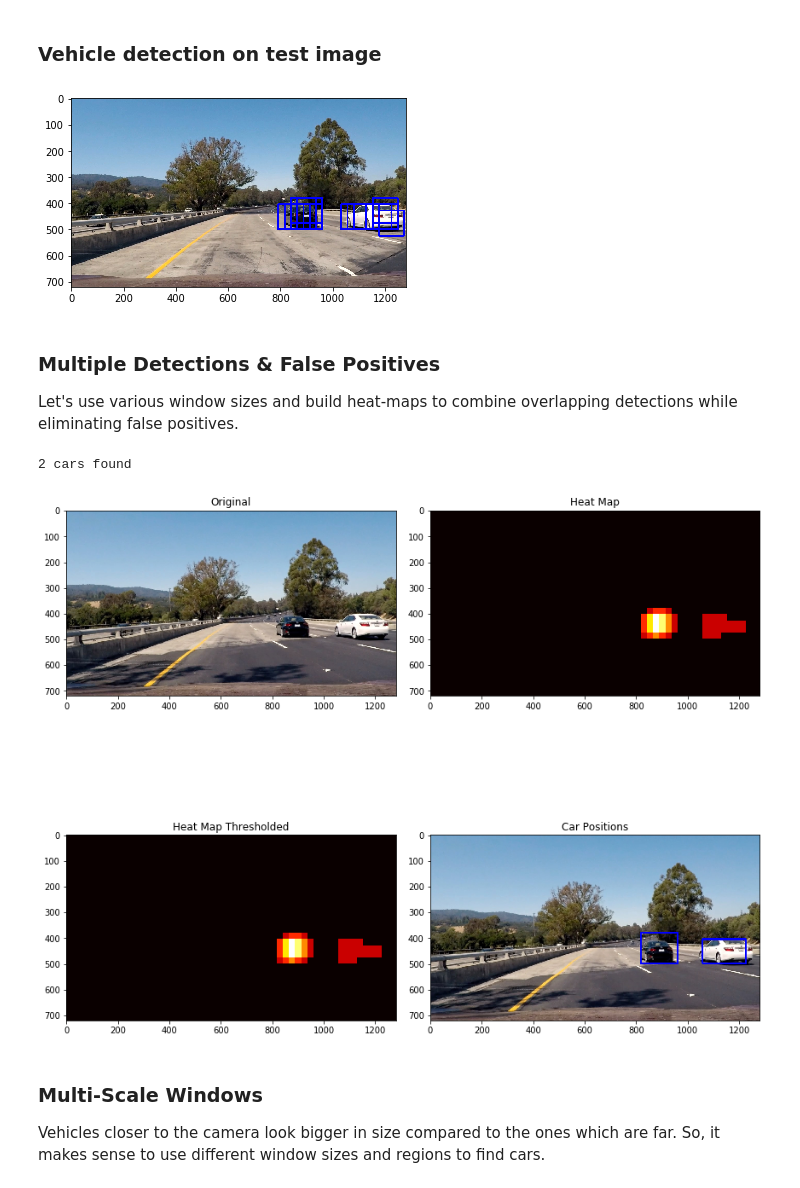
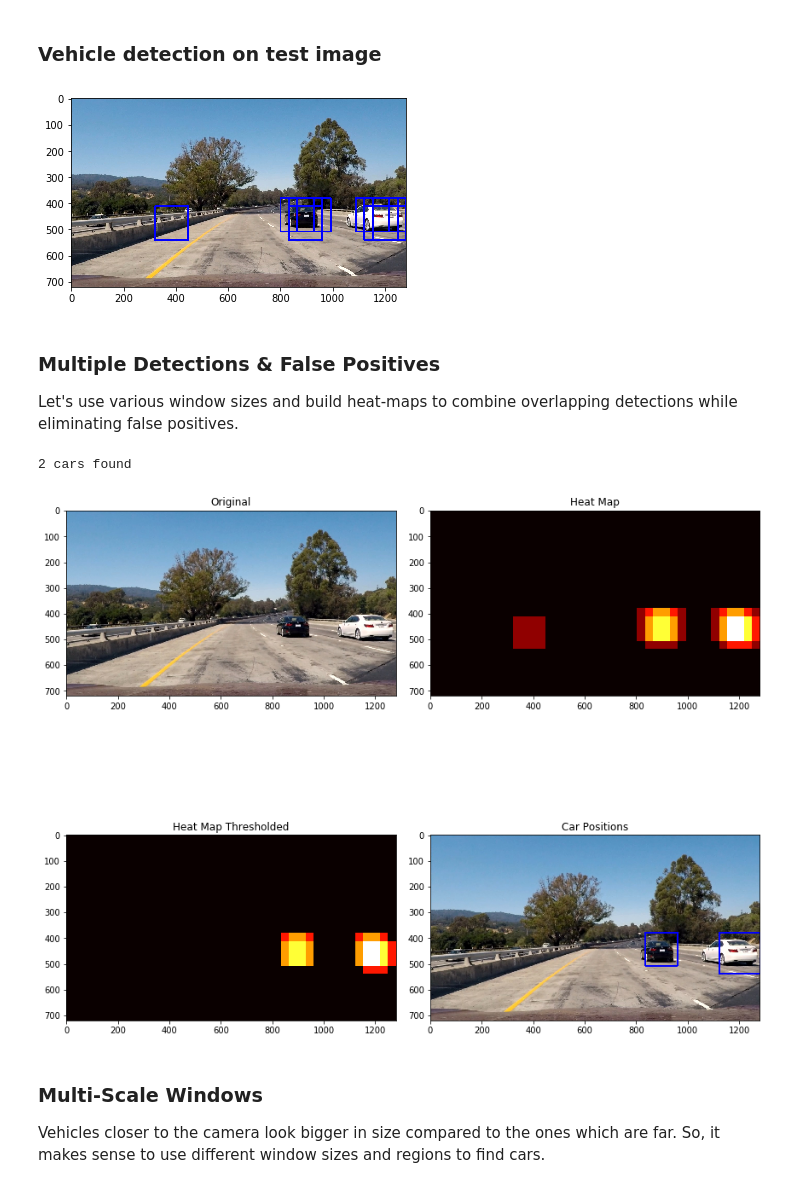
Before and after one commit to sriram-bhargav/CarND-Vehicle-Detection, a Jupyter notebook: Vehicle Detection.ipynb, the cells around one changed output. Drawn from its saved outputs; the diff is of its cells as text; code cells hidden in the pictures.

```diff
--- a/Vehicle Detection.ipynb
+++ b/Vehicle Detection.ipynb
@@ -404,14 +404,14 @@ img = mpimg.imread('test_images/test1.jpg')
 
 ystart = 380
 ystop = 600
-scale = 1.5
+scale = 2
 
 out_img, _ = find_cars(img, ystart, ystop, scale, svc, X_scaler, colorspace, orient, pix_per_cell, cell_per_block, spatial_size, hog_channel, hist_bins, draw=True)
 
 plt.imshow(out_img)
 plt.show()
 # %% [output]
-[figure, old version]
+[figure, new version]
 # %% [markdown]
 ### Multiple Detections & False Positives
 Let's use various window sizes and build heat-maps to combine overlapping detections while eliminating false positives.
@@ -454,6 +454,7 @@ def find_bboxes(img, box_list, threshold):
     heat = np.zeros_like(img[:,:,0]).astype(np.float)
     # Add heat to each box in box list
     heat = add_heat(heat, box_list)
+    heat_copy = np.copy(heat)
     # Apply threshold to help remove false positives
     heat_thres = apply_threshold(heat, threshold)
     # Visualize the heatmap when displaying
@@ -462,37 +463,37 @@ def find_bboxes(img, box_list, threshold):
     # Find final boxes from heatmap using label function
     labels = label(heatmap_thres)
     draw_img = draw_labeled_bboxes(np.copy(img), labels)
-    return draw_img, heatmap, heatmap_thres, labels
+    return draw_img, heat_copy, heatmap_thres, labels
 
 
 def find_cars_with_heatmap(img, ystart, ystop, scale, threshold=1):
     _, box_list = find_cars(img, ystart, ystop, scale, svc, X_scaler, colorspace, orient, pix_per_cell,
                             cell_per_block, spatial_size, hog_channel, hist_bins, draw=False)
     return find_bboxes(img, box_list, threshold)
 
 def draw_find_cars(draw_img, heatmap, heatmap_thres, labels):
     print(labels[1], 'cars found')
     fig = plt.figure(figsize=(12,12))
     plt.subplot(221)
     plt.imshow(img)
     plt.title('Original')
     plt.subplot(222)
     plt.imshow(heatmap, cmap='hot')
     plt.title('Heat Map')
     plt.subplot(223)
     plt.imshow(heatmap_thres, cmap='hot')
     plt.title('Heat Map Thresholded')
     plt.subplot(224)
     plt.imshow(draw_img)
     plt.title('Car Positions')
     fig.tight_layout()
     plt.show()
 
 draw_img, heatmap, heatmap_thres, labels = find_cars_with_heatmap(img, ystart, ystop, scale, 1)
 draw_find_cars(draw_img, heatmap, heatmap_thres, labels)
 # %% [output]
 2 cars found
-[figure, old version]
+[figure, new version]
 # %% [markdown]
 ### Multi-Scale Windows
 
```
Also changed, not shown: parts of 15 cells of this notebook.
